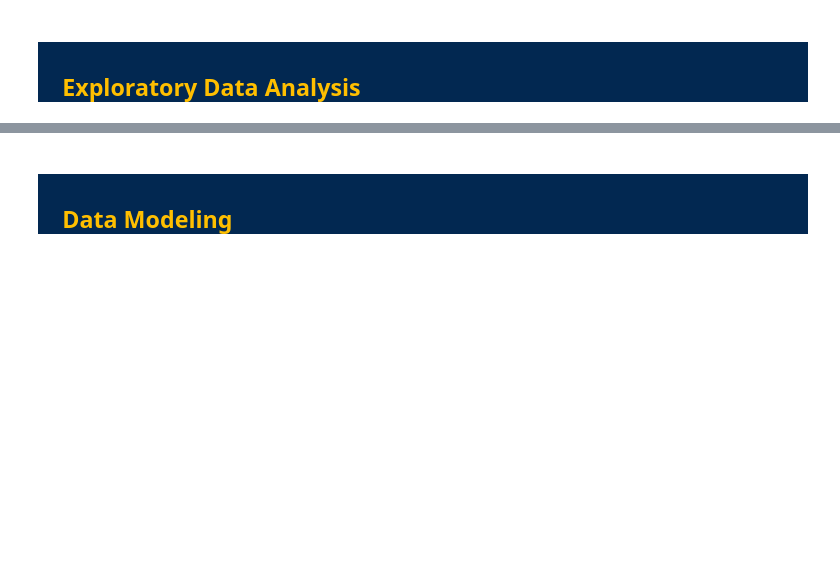
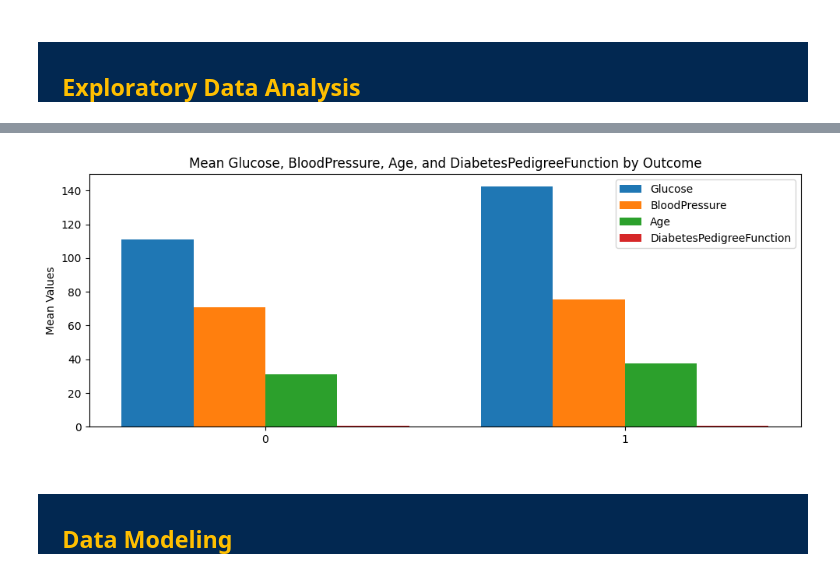
Before and after one commit to nikitashani/Health-care-data, a Jupyter notebook: Diabetes_dataset_Healthcare.ipynb, the cells around one changed output, grey strips where cells are left out. Cells and saved outputs as stored; diff of their text form; code cells hidden in the pictures; blank space fills up the shorter version.

```diff
--- a/Diabetes_dataset_Healthcare.ipynb
+++ b/Diabetes_dataset_Healthcare.ipynb
@@ -70,3 +142,22 @@ import matplotlib.pyplot as plt
+# %%
+grouped_data = diabetes_df.groupby('Outcome')[['Glucose','BloodPressure','DiabetesPedigreeFunction','Age']].mean().reset_index()
+
+x = np.arange(len(grouped_data['Outcome']))  # Positions for the groups
+width = 0.2
+fig, ax = plt.subplots(figsize=(10, 4))
+
+rects1 = ax.bar(x - width * 1.5, grouped_data['Glucose'], width, label='Glucose')  ## Bars for 'Glucose' #x - width/2
+rects2 = ax.bar(x - width * 0.5, grouped_data['BloodPressure'], width, label='BloodPressure') ## Bars for 'BloodPressure'
+rects3 = ax.bar(x + width * 0.5, grouped_data['Age'], width, label='Age') ### Bars for 'Age'
+rects4 = ax.bar(x + width * 1.5, grouped_data['DiabetesPedigreeFunction'], width, label='DiabetesPedigreeFunction') ## Bars for 'DiabetesPedigreeFunction'
+ax.set_ylabel('Mean Values')
+ax.set_title('Mean Glucose, BloodPressure, Age, and DiabetesPedigreeFunction by Outcome')
+ax.set_xticks(x)
+ax.legend()
+plt.tight_layout()
+plt.show()
+# %% [output]
+[figure, added]
 # %% [markdown]
 <html>
 <h2 style="background-color: #022851;">
```
Also changed, not shown: parts of 9 cells of this notebook.
